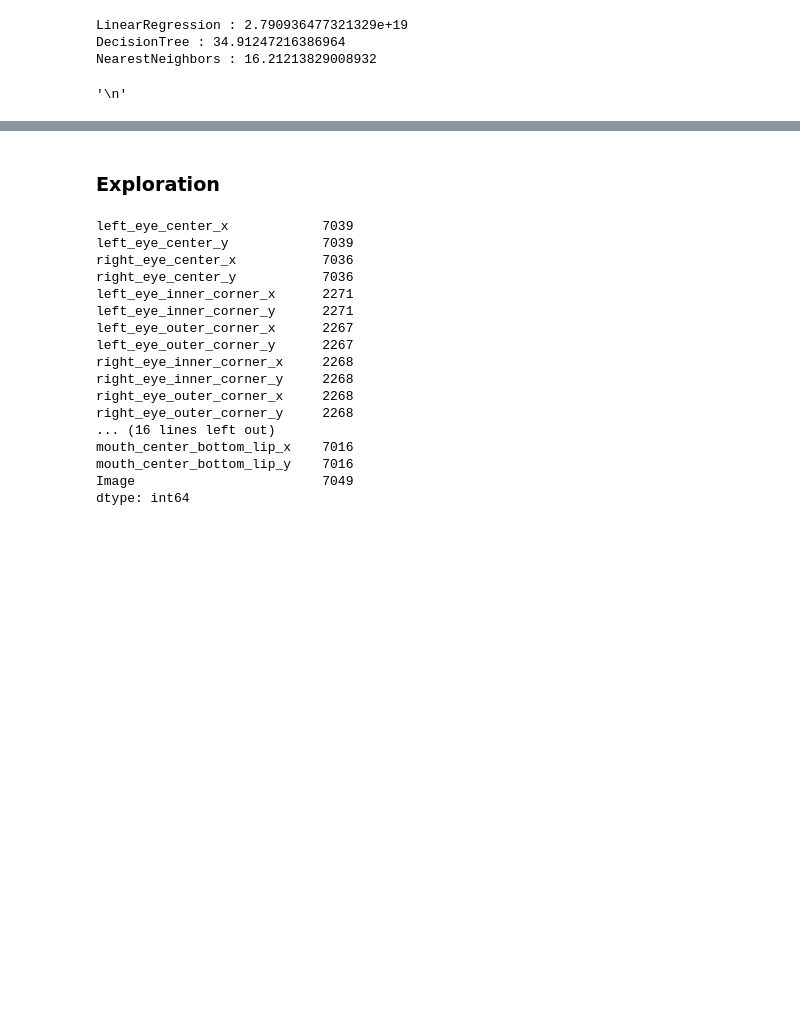
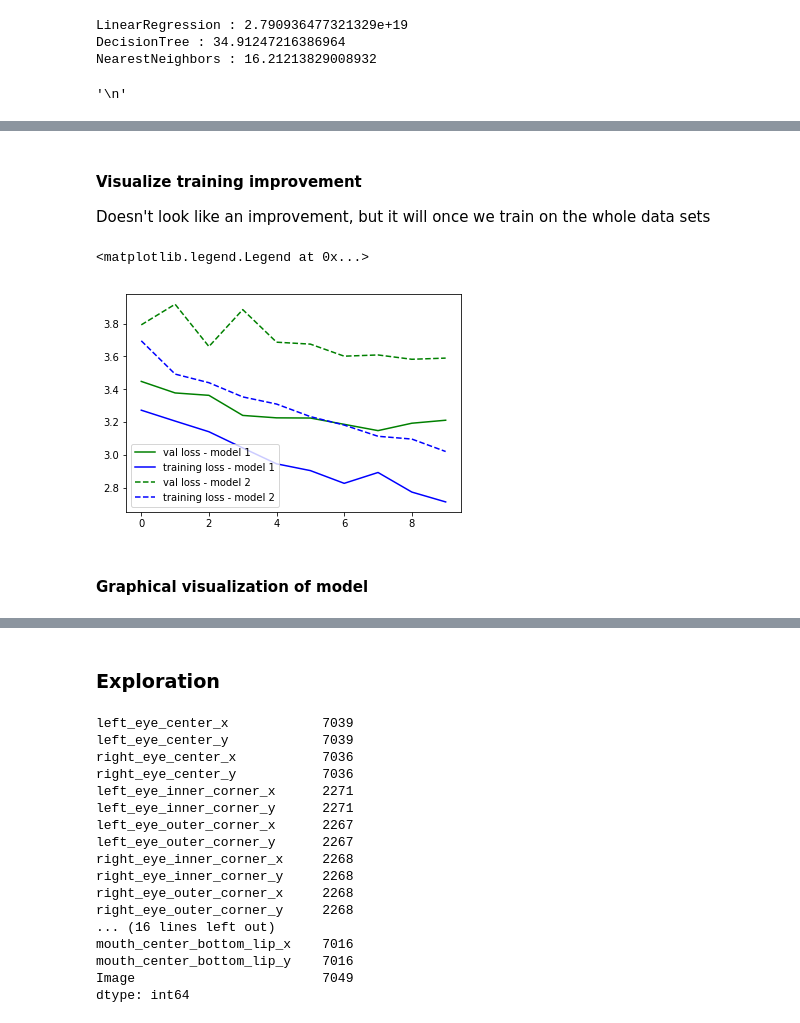
Before and after one commit to alexdauenhauer/MIDS_W207_facial_recognition, a Jupyter notebook: FinalProject.ipynb, the cells around one changed output, grey strips where cells are left out. Saved outputs shown, nothing was run; the diff lists cells and outputs as text; code cells hidden in the pictures; blank space fills up the shorter version.

```diff
--- a/FinalProject.ipynb
+++ b/FinalProject.ipynb
@@ -323,7 +524,0 @@ def build_model():
-# %%
-# Train the model
-
-### PSEUDOCODE ###
-
-model.compile()
-model.fit(train_data, train_labels)
@@ -350,0 +614,3 @@ for i in idx:
+# %%
+# pseudocode
+model1 = build_CNN()
@@ -350,0 +649,21 @@ for i in idx:
+# %%
+# augment some data or change a parameter
+model2 = build_CNN()
+# %%
+# train the second model with combined data set of original and
+# augmented images. Just using 200 points here for speed, but we will
+# use the whole data set in the end
+idx = np.random.randint(0, len(train_data_set), 200)
+
+time_callback = TimeHistory()
+hist2 = model2.fit(
+    train_data_set[idx], train_labels_set[idx],
+    batch_size=32,
+    epochs=10,
+    validation_split=0.2,
+#     validation_data = dev_data_set
+    verbose=1,
+    callbacks=[keras.callbacks.History(), time_callback]
+)
+print('\nRMS error on validation set:', np.sqrt(hist2.history['val_loss'][-1]) * 48)
+print('Total runtime (minutes):', round(np.sum(time_callback.times) / 60, 2))
@@ -350,0 +688,22 @@ for i in idx:
+# %% [markdown]
+#### Visualize training improvement
+Doesn't look like an improvement, but it will once we train on the whole data sets
+# %%
+val_rms1 = np.sqrt(hist1.history['val_loss']) * 48
+train_rms1 = np.sqrt(hist1.history['loss']) * 48
+val_rms2 = np.sqrt(hist2.history['val_loss']) * 48
+train_rms2 = np.sqrt(hist2.history['loss']) * 48
+
+plt.plot(val_rms1, 'g-')
+plt.plot(train_rms1, 'b-')
+plt.plot(val_rms2, 'g--')
+plt.plot(train_rms2, 'b--')
+plt.legend([
+    'val loss - model 1','training loss - model 1',
+    'val loss - model 2','training loss - model 2'
+])
+# %% [output]
+<matplotlib.legend.Legend at 0x...>
+[figure, added]
+# %% [markdown]
+#### Graphical visualization of model
```
Also changed, not shown: parts of 47 cells of this notebook, 2 other files.
